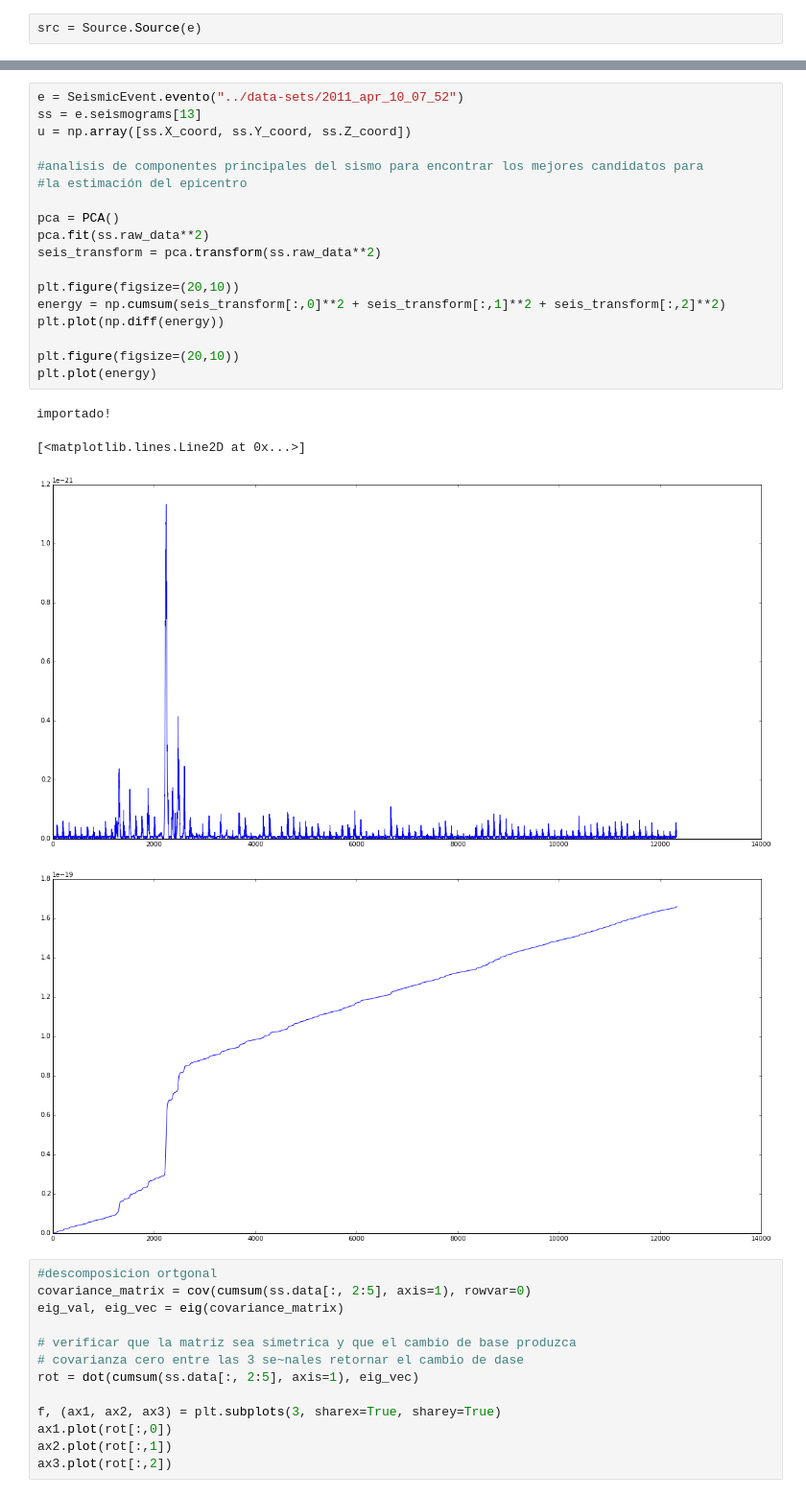
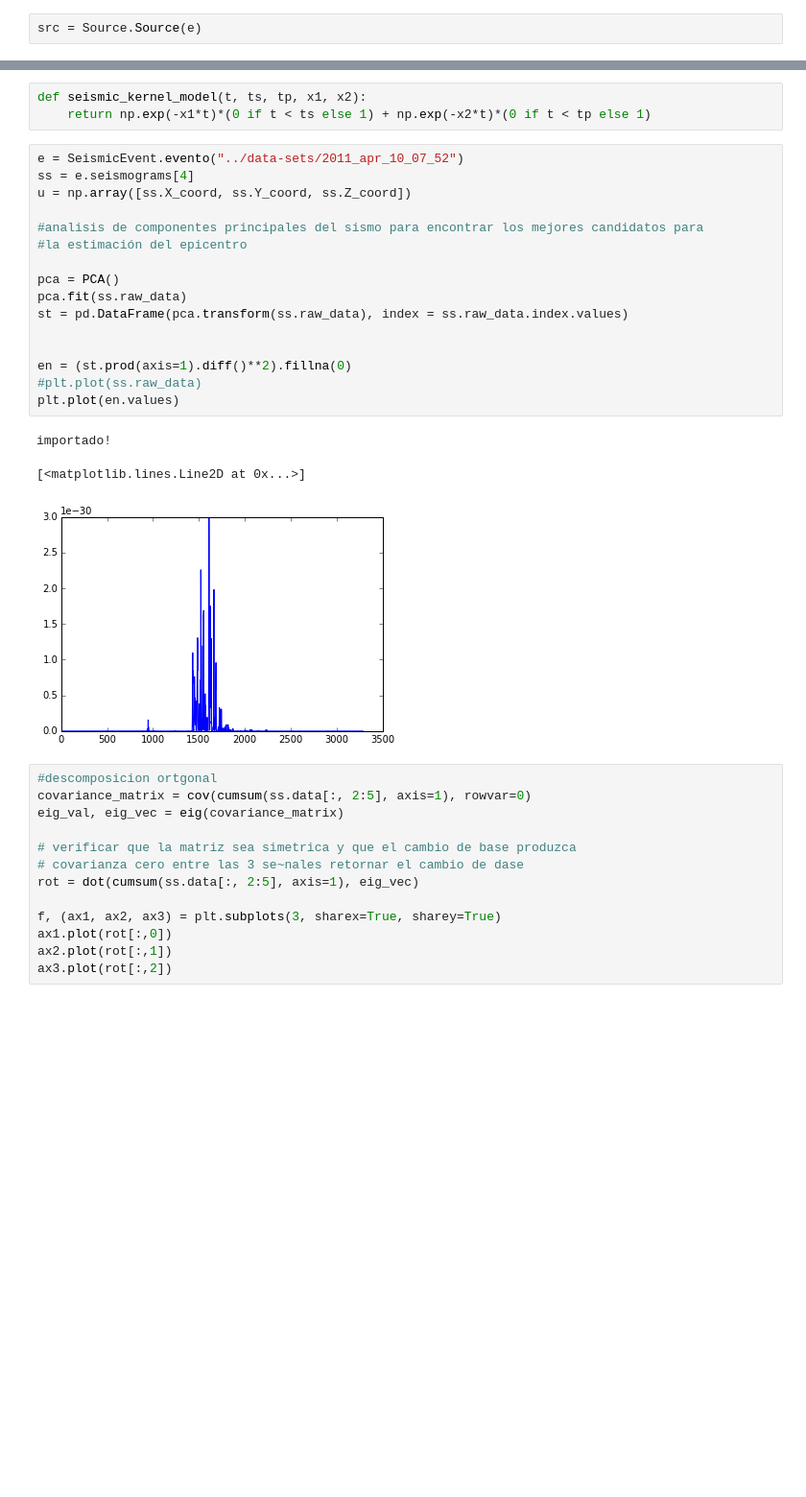
Before and after one commit to ljofre/memoria-de-titulo-icci, a Jupyter notebook: IPython/Presentación .ipynb, the cells around one changed output, grey strips where cells are left out. Shown: that part at 96% size. Cells and saved outputs as stored; diff of their text form; blank space fills up the shorter version.

```diff
--- a/IPython/Presentación .ipynb
+++ b/IPython/Presentación .ipynb
@@ -23,26 +107,26 @@ La descomposición en componentes principales de un evento sísmico nos permite
+# %%
+def seismic_kernel_model(t, ts, tp, x1, x2):
+    return np.exp(-x1*t)*(0 if t < ts else 1) + np.exp(-x2*t)*(0 if t < tp else 1)
 # %%
 e = SeismicEvent.evento("../data-sets/2011_apr_10_07_52")
-ss = e.seismograms[13]
+ss = e.seismograms[4]
 u = np.array([ss.X_coord, ss.Y_coord, ss.Z_coord])
 
 #analisis de componentes principales del sismo para encontrar los mejores candidatos para
 #la estimación del epicentro
 
 pca = PCA()
-pca.fit(ss.raw_data**2)
-seis_transform = pca.transform(ss.raw_data**2)
+pca.fit(ss.raw_data)
+st = pd.DataFrame(pca.transform(ss.raw_data), index = ss.raw_data.index.values)
 
-plt.figure(figsize=(20,10))
-energy = np.cumsum(seis_transform[:,0]**2 + seis_transform[:,1]**2 + seis_transform[:,2]**2)
-plt.plot(np.diff(energy))
 
-plt.figure(figsize=(20,10))
-plt.plot(energy)
+en = (st.prod(axis=1).diff()**2).fillna(0)
+#plt.plot(ss.raw_data)
+plt.plot(en.values)
 # %% [output]
 importado!
 [<matplotlib.lines.Line2D at 0x...>]
-[figure, old version]
+[figure, new version]
-[figure, removed]
 # %%
 #descomposicion ortgonal
 covariance_matrix = cov(cumsum(ss.data[:, 2:5], axis=1), rowvar=0)
```
Also changed, not shown: parts of 7 cells of this notebook, 12 other files.
